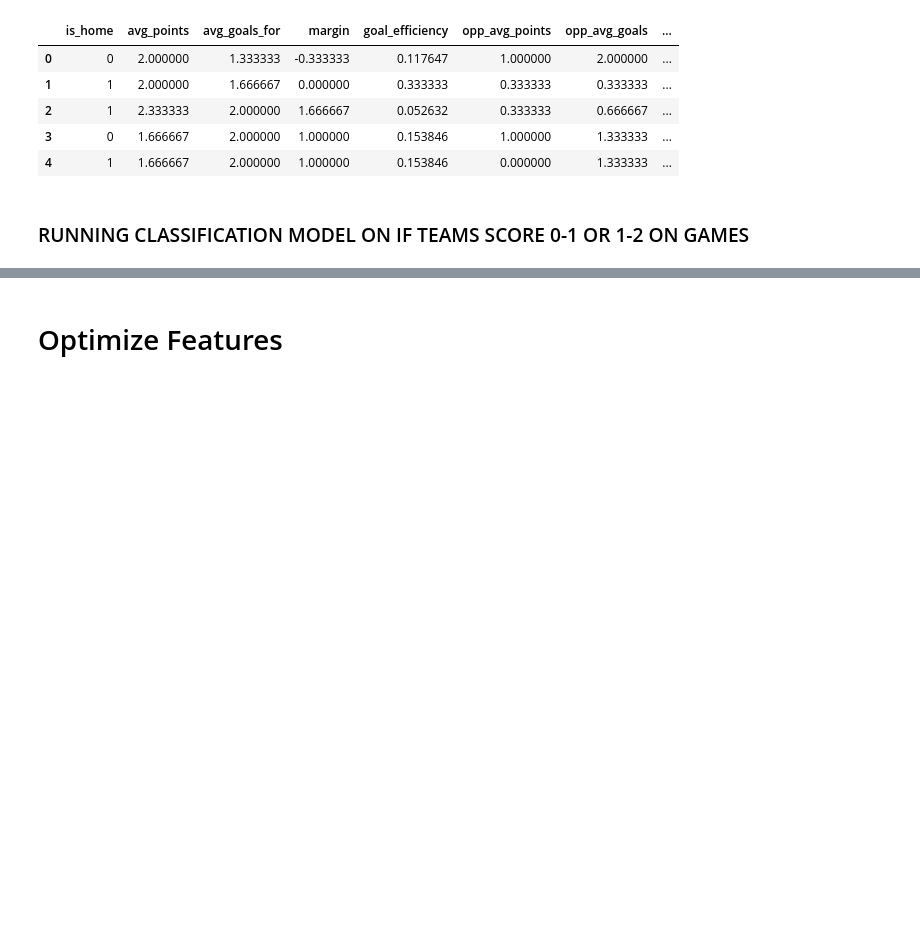
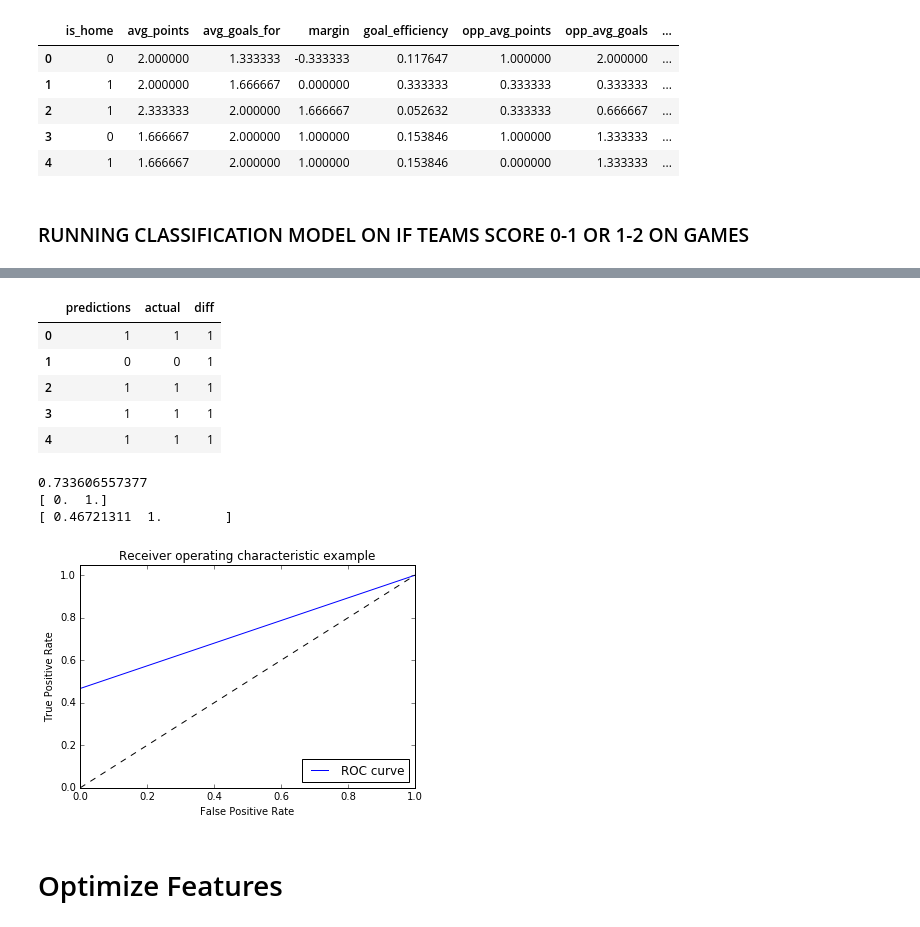
Before and after one commit to dchilders21/stats, a Jupyter notebook: src/stats/goals.ipynb, the cells around one changed output, grey strips where cells are left out. Cells and saved outputs as stored; diff of their text form; code cells hidden in the pictures; blank space fills up the shorter version.

```diff
--- a/src/stats/goals.ipynb
+++ b/src/stats/goals.ipynb
@@ -298,20 +298,19 @@ def run_features(data, drop_data, target, models):
 
 
 #### Running ALL Features
-models_test_1 = run_features(all_data, [], 'converted_goals', all_models)
+#models_test_1 = run_features(all_data, [], 'converted_goals', all_models)
 
-"""models_test_1 = run_features(formatted_data, [], 'converted_goals', ['log'])
-(f_y, f_X) = model_libs._extract_target(formatted_data, 'converted_goals')
-log = models_test_1[0]
-print(log.predict_proba(f_X))
+models_test_1 = run_features(all_data, [], 'converted_goals', ['knn'])
+(all_y, all_X) = model_libs._extract_target(all_data, 'converted_goals')
+knn = models_test_1[0]
 
-actual_y = pd.DataFrame(f_y.values, columns=['actual'])
-predictions = pd.DataFrame(log.predict(f_X), columns=['predictions'])
+actual_y = pd.DataFrame(all_y.values, columns=['actual'])
+predictions = pd.DataFrame(knn.predict(all_X), columns=['predictions'])
 preds = pd.concat([predictions, actual_y], axis=1)
 preds['diff'] = preds.apply(lambda r: model_libs.predictions_diff(r['predictions'], r['actual']), axis=1)
 accuracy = np.divide(preds['diff'].sum(),float(len(preds['diff'])))
-display(preds.head())
-print(accuracy)"""
+display(preds)
+print(accuracy)
 # %% [output]
 |  | is_home | avg_points | avg_goals_for | margin | goal_efficiency | opp_avg_points | opp_avg_goals | ... |
 | 0 | 0 | 2.000000 | 1.333333 | -0.333333 | 0.117647 | 1.000000 | 2.000000 | ... |
@@ -346,3 +343,37 @@ Finished Gaussian NB Modeling
+# %%
+from sklearn import metrics
+from sklearn.metrics import roc_auc_score
+
+y = np.array([1, 1, 2, 2])
+scores = np.array([0.1, 0.4, 0.35, 0.8])
+#fpr, tpr, thresholds = metrics.roc_curve(y, scores, pos_label=2)
+display(preds.head())
+fpr, tpr, thresholds = metrics.roc_curve(preds["actual"].values, preds["predictions"].values)
+roc_auc = roc_auc_score(preds["actual"], preds["predictions"])
+print(roc_auc)
+print(fpr)
+print(tpr)
+plt.figure()
+plt.plot(fpr, tpr, label='ROC curve')
+plt.plot([0, 1], [0, 1], 'k--')
+plt.xlim([0.0, 1.0])
+plt.ylim([0.0, 1.05])
+plt.xlabel('False Positive Rate')
+plt.ylabel('True Positive Rate')
+plt.title('Receiver operating characteristic example')
+plt.legend(loc="lower right")
+plt.show()
+# %% [output]
+|  | predictions | actual | diff |
+| 0 | 1 | 1 | 1 |
+| 1 | 0 | 0 | 1 |
+| 2 | 1 | 1 | 1 |
+| 3 | 1 | 1 | 1 |
+| 4 | 1 | 1 | 1 |
+0.733606557377
+[ 0.  1.]
+[ 0.46721311  1.        ]
+[figure, added]
 # %% [markdown]
 # Optimize Features
 # %% [markdown]
```
Also changed, not shown: parts of 5 cells of this notebook, 45 other files.
